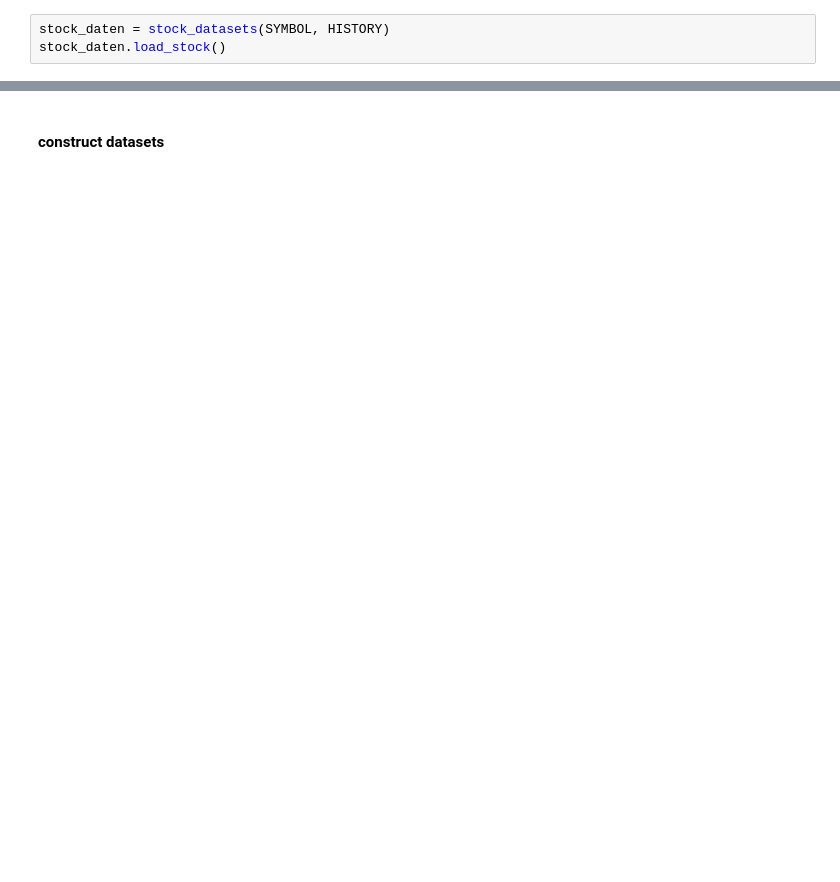
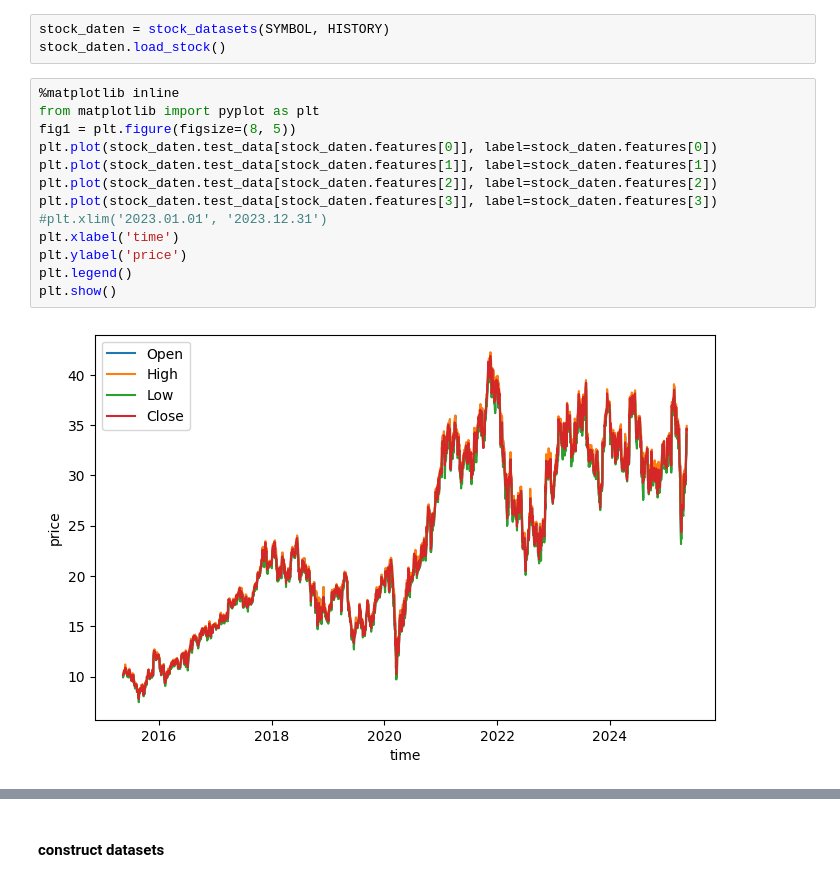
Before and after one commit to hoffmany169/stock-ai, a Jupyter notebook: create_datasets.ipynb, the cells around one changed output, grey strips where cells are left out. Cells and saved outputs as stored; diff of their text form; blank space fills up the shorter version.

```diff
--- a/create_datasets.ipynb
+++ b/create_datasets.ipynb
@@ -97,5 +154,20 @@ class stock_datasets:
 # %%
 stock_daten = stock_datasets(SYMBOL, HISTORY)
 stock_daten.load_stock()
+# %%
+%matplotlib inline
+from matplotlib import pyplot as plt
+fig1 = plt.figure(figsize=(8, 5))
+plt.plot(stock_daten.test_data[stock_daten.features[0]], label=stock_daten.features[0])
+plt.plot(stock_daten.test_data[stock_daten.features[1]], label=stock_daten.features[1])
+plt.plot(stock_daten.test_data[stock_daten.features[2]], label=stock_daten.features[2])
+plt.plot(stock_daten.test_data[stock_daten.features[3]], label=stock_daten.features[3])
+#plt.xlim('2023.01.01', '2023.12.31')
+plt.xlabel('time')
+plt.ylabel('price')
+plt.legend()
+plt.show()
+# %% [output]
+[figure, added]
 # %%
 stock_daten.set_working_data()
```
Also changed, not shown: parts of 10 cells of this notebook.
